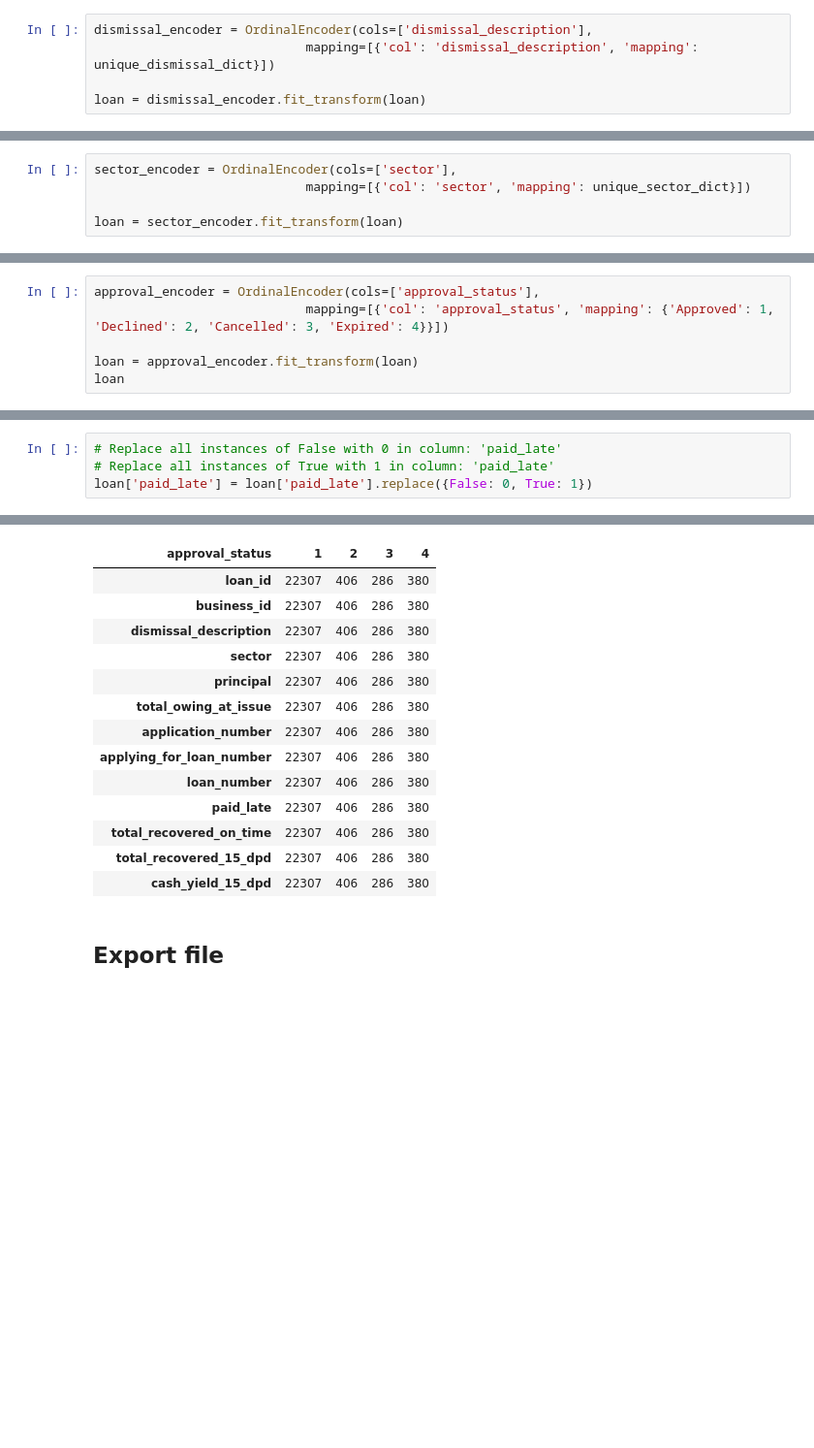
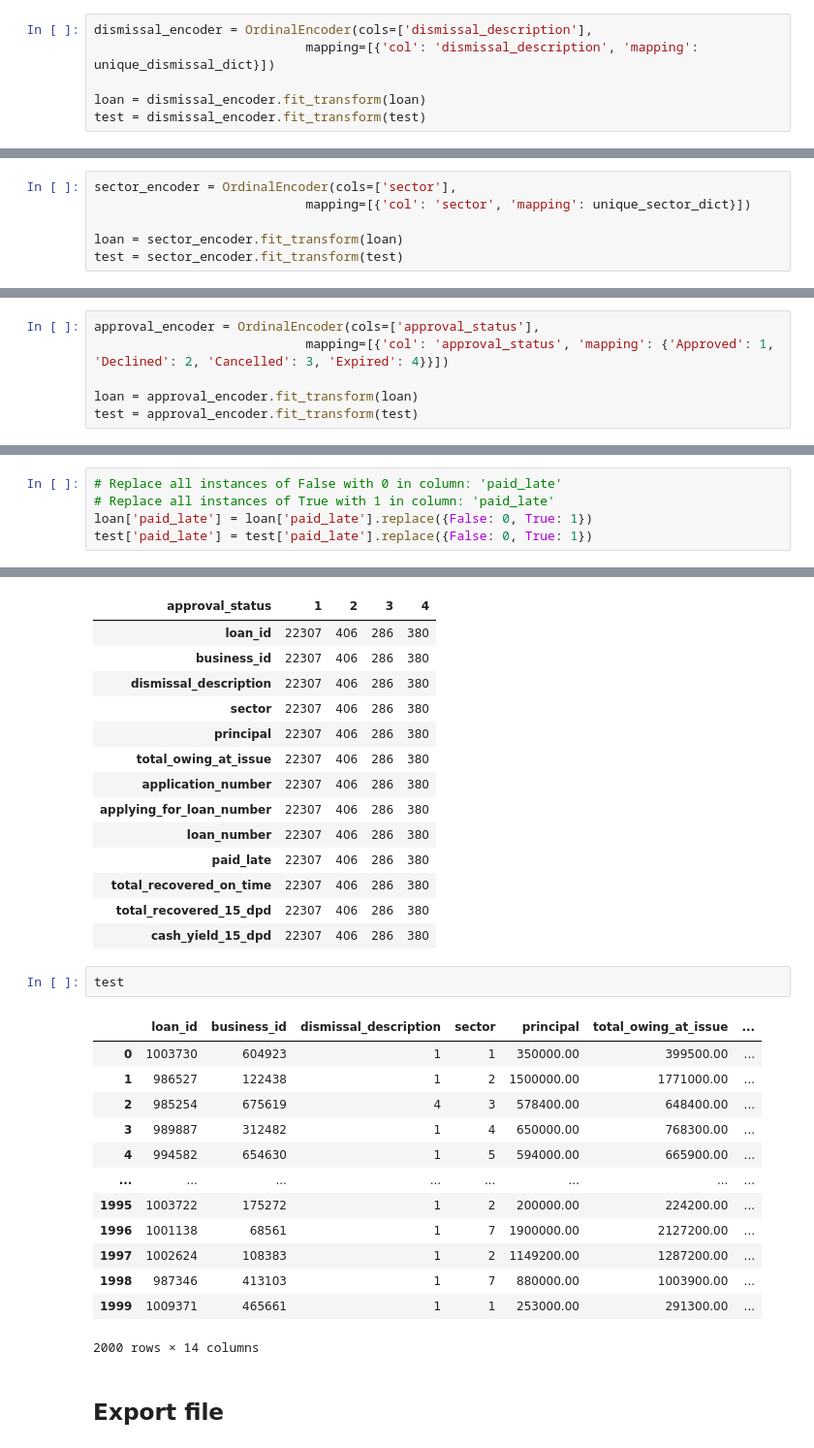
Before and after one commit to kariswanjiru/numida_assessment, a Jupyter notebook: notebooks/1.0-wk-eda_feature_selection.ipynb, the cells around one changed output, grey strips where cells are left out. Shown at 97% size. Saved outputs shown, nothing was run; the diff lists cells and outputs as text; blank space fills up the shorter version.

```diff
--- a/notebooks/1.0-wk-eda_feature_selection.ipynb
+++ b/notebooks/1.0-wk-eda_feature_selection.ipynb
@@ -330,6 +352,7 @@ dismissal_encoder = OrdinalEncoder(cols=['dismissal_description'],
                             mapping=[{'col': 'dismissal_description', 'mapping': unique_dismissal_dict}])
 
 loan = dismissal_encoder.fit_transform(loan)
+test = dismissal_encoder.fit_transform(test)
 # %%
 unique_sector_values = loan['sector'].unique()
 unique_sector_values
@@ -352,6 +375,7 @@ sector_encoder = OrdinalEncoder(cols=['sector'],
                             mapping=[{'col': 'sector', 'mapping': unique_sector_dict}])
 
 loan = sector_encoder.fit_transform(loan)
+test = sector_encoder.fit_transform(test)
 # %%
 unique_approval_values = loan['approval_status'].unique()
 unique_approval_values
@@ -362,4 +386,4 @@ approval_encoder = OrdinalEncoder(cols=['approval_status'],
                             mapping=[{'col': 'approval_status', 'mapping': {'Approved': 1, 'Declined': 2, 'Cancelled': 3, 'Expired': 4}}])
 
 loan = approval_encoder.fit_transform(loan)
-loan
+test = approval_encoder.fit_transform(test)
@@ -383,6 +393,7 @@ loan
 # Replace all instances of False with 0 in column: 'paid_late'
 # Replace all instances of True with 1 in column: 'paid_late'
 loan['paid_late'] = loan['paid_late'].replace({False: 0, True: 1})
+test['paid_late'] = test['paid_late'].replace({False: 0, True: 1})
 # %% [markdown]
 ### Summary after feature engineering and selection.
 # %%
@@ -425,6 +436,22 @@ grouped.T.style
 | total_recovered_on_time | 22307 | 406 | 286 | 380 |
 | total_recovered_15_dpd | 22307 | 406 | 286 | 380 |
 | cash_yield_15_dpd | 22307 | 406 | 286 | 380 |
+# %%
+test
+# %% [output]
+|  | loan_id | business_id | dismissal_description | sector | principal | total_owing_at_issue | ... |
+| 0 | 1003730 | 604923 | 1 | 1 | 350000.00 | 399500.00 | ... |
+| 1 | 986527 | 122438 | 1 | 2 | 1500000.00 | 1771000.00 | ... |
+| 2 | 985254 | 675619 | 4 | 3 | 578400.00 | 648400.00 | ... |
+| 3 | 989887 | 312482 | 1 | 4 | 650000.00 | 768300.00 | ... |
+| 4 | 994582 | 654630 | 1 | 5 | 594000.00 | 665900.00 | ... |
+| ... | ... | ... | ... | ... | ... | ... | ... |
+| 1995 | 1003722 | 175272 | 1 | 2 | 200000.00 | 224200.00 | ... |
+| 1996 | 1001138 | 68561 | 1 | 7 | 1900000.00 | 2127200.00 | ... |
+| 1997 | 1002624 | 108383 | 1 | 2 | 1149200.00 | 1287200.00 | ... |
+| 1998 | 987346 | 413103 | 1 | 7 | 880000.00 | 1003900.00 | ... |
+| 1999 | 1009371 | 465661 | 1 | 1 | 253000.00 | 291300.00 | ... |
+2000 rows × 14 columns
 # %% [markdown]
 ## Export file
 # %% [markdown]
```
Also changed, not shown: parts of 19 cells of this notebook.
